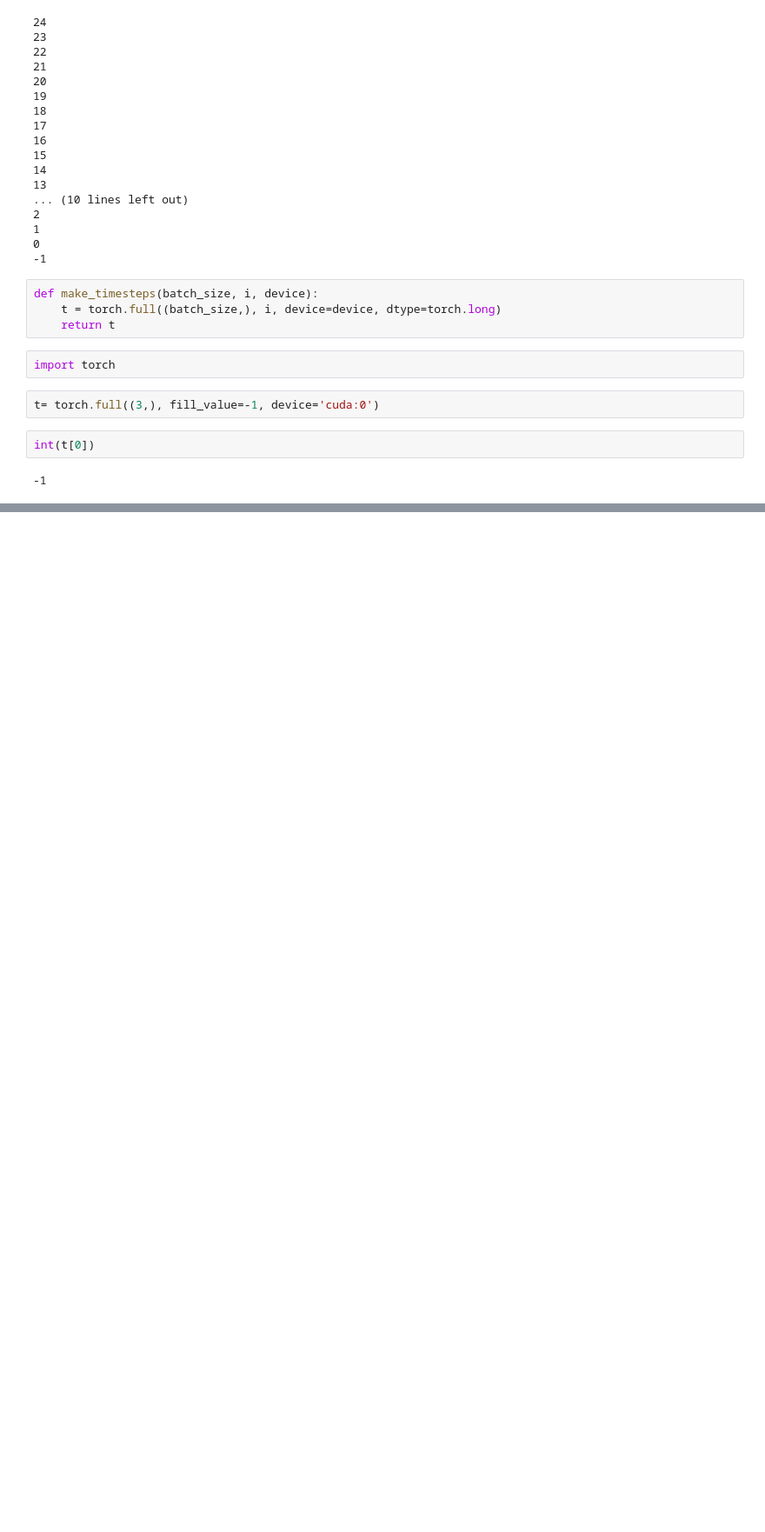
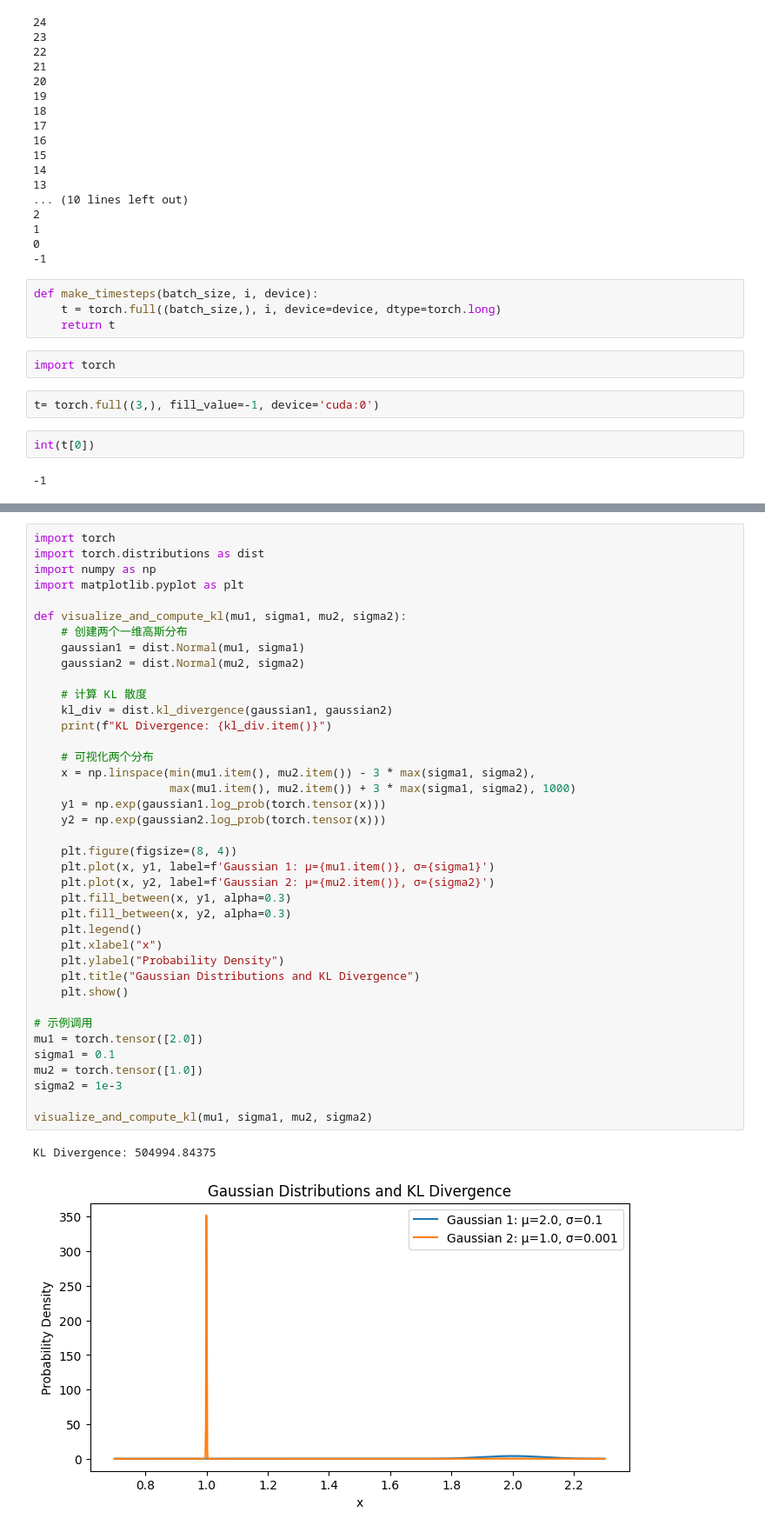
Before and after one commit to Zander-M/mmd, a Jupyter notebook: scripts/inference/test.ipynb, the cells around one changed output, grey strips where cells are left out. Shown at 87% size. Saved outputs shown, nothing was run; the diff lists cells and outputs as text; blank space fills up the shorter version.

```diff
--- a/scripts/inference/test.ipynb
+++ b/scripts/inference/test.ipynb
@@ -390,0 +404,42 @@ int(t[0])
+# %%
+import torch
+import torch.distributions as dist
+import numpy as np
+import matplotlib.pyplot as plt
+
+def visualize_and_compute_kl(mu1, sigma1, mu2, sigma2):
+    # 创建两个一维高斯分布
+    gaussian1 = dist.Normal(mu1, sigma1)
+    gaussian2 = dist.Normal(mu2, sigma2)
+
+    # 计算 KL 散度
+    kl_div = dist.kl_divergence(gaussian1, gaussian2)
+    print(f"KL Divergence: {kl_div.item()}")
+
+    # 可视化两个分布
+    x = np.linspace(min(mu1.item(), mu2.item()) - 3 * max(sigma1, sigma2),
+                    max(mu1.item(), mu2.item()) + 3 * max(sigma1, sigma2), 1000)
+    y1 = np.exp(gaussian1.log_prob(torch.tensor(x)))
+    y2 = np.exp(gaussian2.log_prob(torch.tensor(x)))
+
+    plt.figure(figsize=(8, 4))
+    plt.plot(x, y1, label=f'Gaussian 1: μ={mu1.item()}, σ={sigma1}')
+    plt.plot(x, y2, label=f'Gaussian 2: μ={mu2.item()}, σ={sigma2}')
+    plt.fill_between(x, y1, alpha=0.3)
+    plt.fill_between(x, y2, alpha=0.3)
+    plt.legend()
+    plt.xlabel("x")
+    plt.ylabel("Probability Density")
+    plt.title("Gaussian Distributions and KL Divergence")
+    plt.show()
+
+# 示例调用
+mu1 = torch.tensor([2.0])
+sigma1 = 0.1
+mu2 = torch.tensor([1.0])
+sigma2 = 1e-3
+
+visualize_and_compute_kl(mu1, sigma1, mu2, sigma2)
+# %% [output]
+KL Divergence: 504994.84375
+[figure, added]
```
Also changed, not shown: parts of 11 cells of this notebook, 4 other files.
